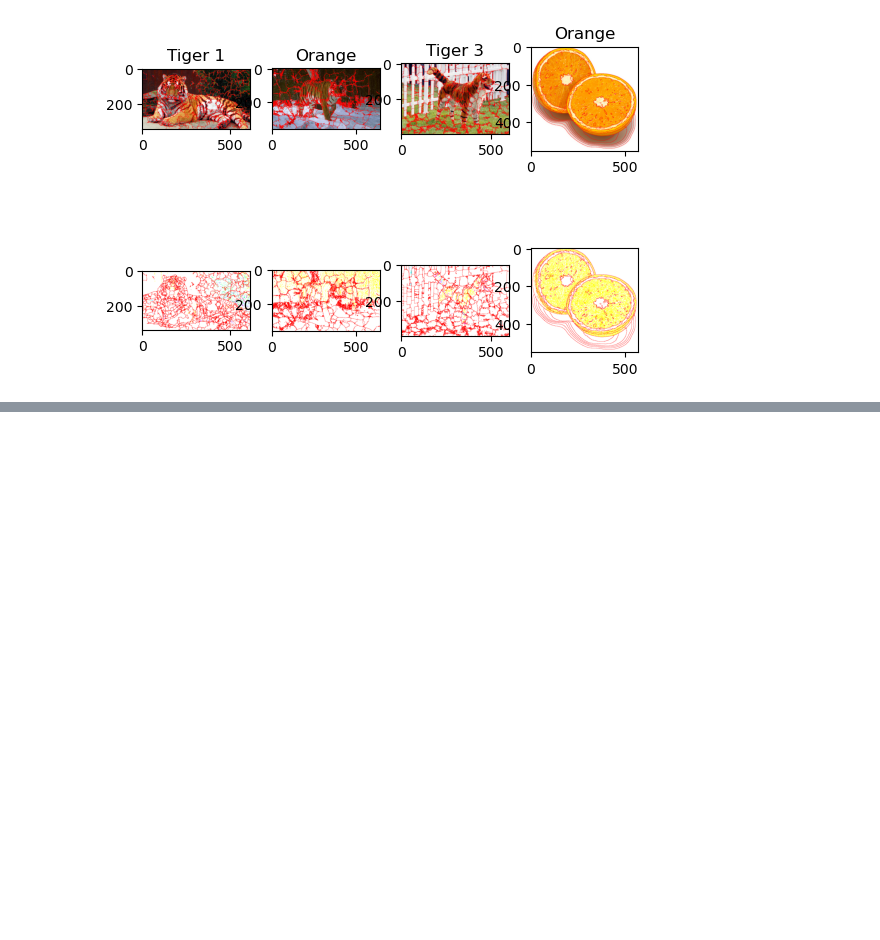
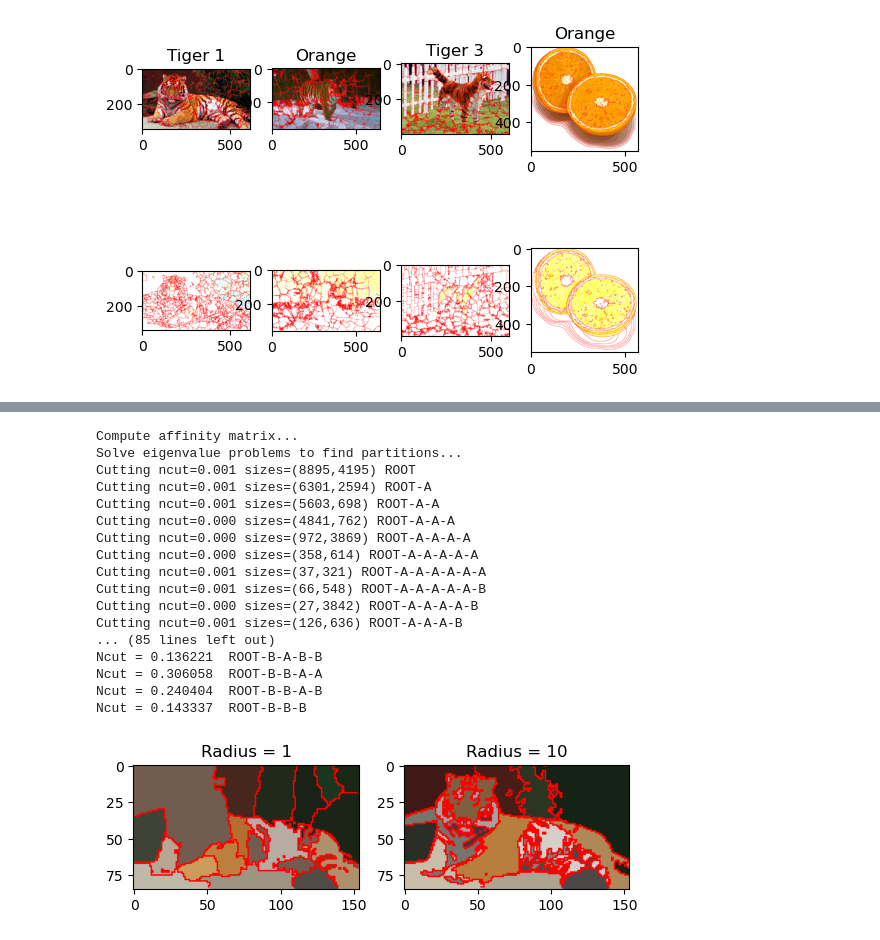
Before and after one commit to RakinAli/Computer-Vision-course, a Jupyter notebook: Labs/Lab 3/Rakin/main.ipynb, the cells around one changed output, grey strips where cells are left out. Drawn from its saved outputs; the diff is of its cells as text; code cells hidden in the pictures; blank space fills up the shorter version.

```diff
--- a/Labs/Lab 3/Rakin/main.ipynb
+++ b/Labs/Lab 3/Rakin/main.ipynb
@@ -413,0 +523,63 @@ What kind of similarities and differences do you see between K-means and mean-sh
+# %%
+def Qten():
+  colour_bandwidth = 20.0  # color bandwidth
+  radius_1 = 1
+  radius_2 = 10
+
+  ncuts_thresh = 0.10  # cutting threshold
+  min_area = 200  # minimum area of segment
+  max_depth = 12  # maximum splitting depth
+  scale_factor = 0.25  # image downscale factor
+  image_sigma = 0.5  # image preblurring scale
+
+  # Load images
+  tiger_img = Image.open("Images-jpg/tiger1.jpg")
+  tiger_img = tiger_img.resize(
+      (int(tiger_img.size[0] * scale_factor), int(tiger_img.size[1] * scale_factor))
+  )
+  blur = ImageFilter.GaussianBlur(image_sigma)
+  I = np.asarray(tiger_img.filter(blur)).astype(np.float32)
+
+  # Perform Normalized Cuts, one for each radius
+  segmentation_1 = norm_cuts_segm(I, colour_bandwidth, radius_1, ncuts_thresh, min_area, max_depth)
+  segmentation_2 = norm_cuts_segm(I, colour_bandwidth, radius_2, ncuts_thresh, min_area, max_depth)
+
+  # Display results
+  Inew_1 = mean_segments(I, segmentation_1)
+  Inew_2 = mean_segments(I, segmentation_2)
+  if True:
+      Inew_1 = overlay_bounds(Inew_1, segmentation_1)
+      Inew_2 = overlay_bounds(Inew_2, segmentation_2)
+
+  # Display results
+  img_1 = Image.fromarray(Inew_1.astype(np.ubyte))
+  img_2 = Image.fromarray(Inew_2.astype(np.ubyte))
+
+  # plot it all
+  fig, axs = plt.subplots(1, 2)
+  axs[0].set_title("Radius = 1")
+  axs[1].set_title("Radius = 10")
+  axs[0].imshow(img_1)
+  axs[1].imshow(img_2)
+  plt.show()
+
+Qten()
+# %% [output]
+Compute affinity matrix...
+Solve eigenvalue problems to find partitions...
+Cutting ncut=0.001 sizes=(8895,4195) ROOT
+Cutting ncut=0.001 sizes=(6301,2594) ROOT-A
+Cutting ncut=0.001 sizes=(5603,698) ROOT-A-A
+Cutting ncut=0.000 sizes=(4841,762) ROOT-A-A-A
+Cutting ncut=0.000 sizes=(972,3869) ROOT-A-A-A-A
+Cutting ncut=0.000 sizes=(358,614) ROOT-A-A-A-A-A
+Cutting ncut=0.001 sizes=(37,321) ROOT-A-A-A-A-A-A
+Cutting ncut=0.001 sizes=(66,548) ROOT-A-A-A-A-A-B
+Cutting ncut=0.000 sizes=(27,3842) ROOT-A-A-A-A-B
+Cutting ncut=0.001 sizes=(126,636) ROOT-A-A-A-B
+... (85 lines left out)
+Ncut = 0.136221  ROOT-B-A-B-B
+Ncut = 0.306058  ROOT-B-B-A-A
+Ncut = 0.240404  ROOT-B-B-A-B
+Ncut = 0.143337  ROOT-B-B-B
+[figure, added]
```
Also changed, not shown: parts of 9 cells of this notebook, 1 other file.
